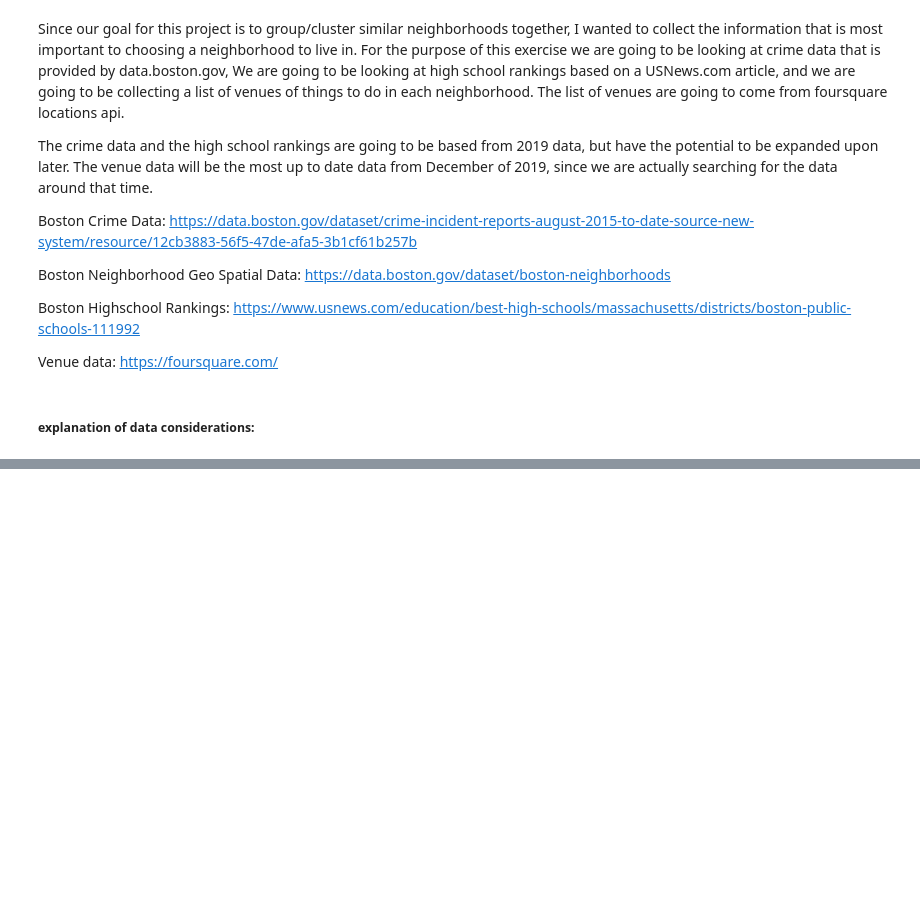
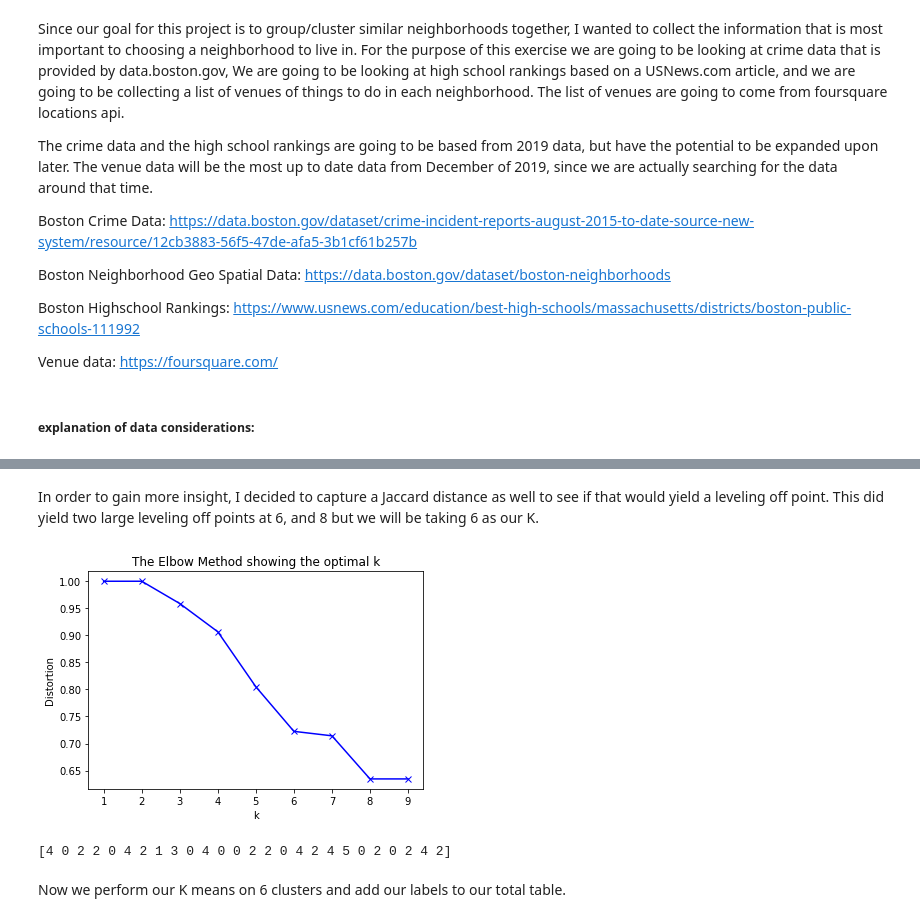
Before and after one commit to jgfb1122/Boston_Neighborhood_Exploration, a Jupyter notebook: Boston_Neighborhood_Exploration_Notebook.ipynb, the cells around one changed output, grey strips where cells are left out. Drawn from its saved outputs; the diff is of its cells as text; code cells hidden in the pictures; blank space fills up the shorter version.

```diff
--- a/Boston_Neighborhood_Exploration_Notebook.ipynb
+++ b/Boston_Neighborhood_Exploration_Notebook.ipynb
@@ -45,0 +1093,11 @@ I also chose to leave out things like elementary school and middle school rankin
+# %% [markdown]
+In order to gain more insight, I decided to capture a Jaccard distance as well to see if that would yield a leveling off point. This did yield two large leveling off points at 6, and 8 but we will be taking 6 as our K.
+# %%
+# Plot the elbow
+plt.plot(K, distortions_jaccard, 'bx-')
+plt.xlabel('k')
+plt.ylabel('Distortion')
+plt.title('The Elbow Method showing the optimal k')
+plt.show()
+# %% [output]
+[figure, added]
@@ -45,0 +1106,8 @@ I also chose to leave out things like elementary school and middle school rankin
+# %%
+k_means.fit(total_neighborhood_metrics)
+k_means_labels = k_means.labels_
+print(k_means.labels_)
+# %% [output]
+[4 0 2 2 0 4 2 1 3 0 4 0 0 2 2 0 4 2 4 5 0 2 0 2 4 2]
+# %% [markdown]
+Now we perform our K means on 6 clusters and add our labels to our total table.
```
Also changed, not shown: parts of 105 cells of this notebook, 2 other files.
